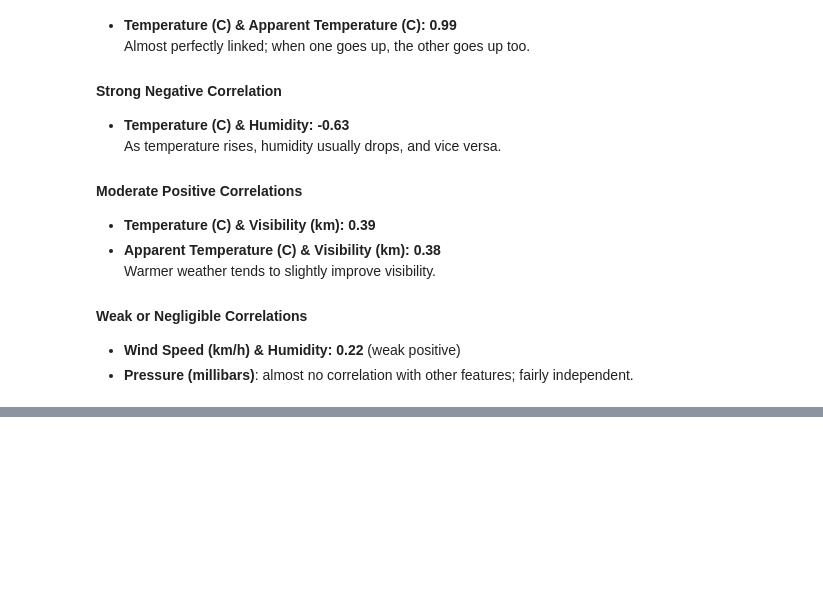
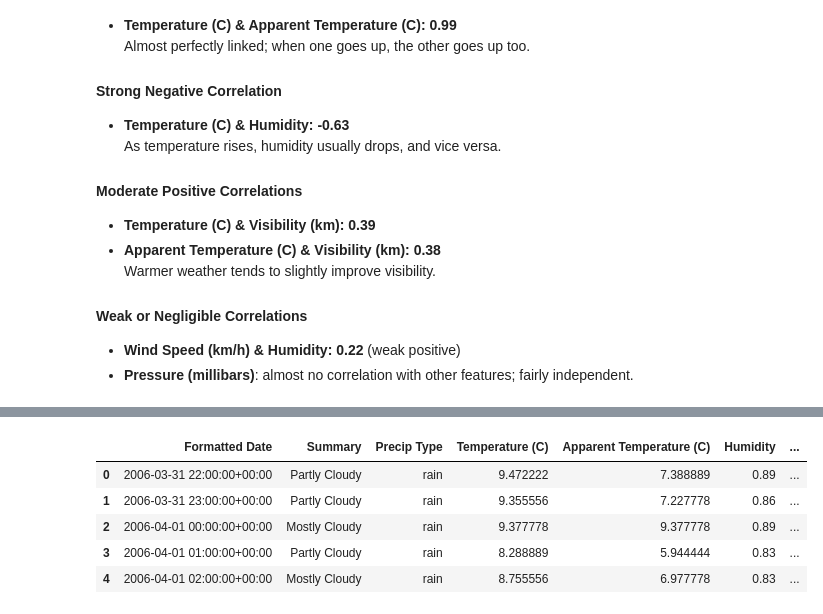
Before and after one commit to MariamGhanim/temperature-prediction-ml-project, a Jupyter notebook: Notebook.ipynb, the cells around one changed output, grey strips where cells are left out. Saved outputs shown, nothing was run; the diff lists cells and outputs as text; code cells hidden in the pictures; blank space fills up the shorter version.

Commit message:
Feature Engineering and Encoding

```diff
--- a/Notebook.ipynb
+++ b/Notebook.ipynb
@@ -530,0 +662,25 @@ plt.show()
+# %%
+from sklearn.preprocessing import OrdinalEncoder, LabelEncoder
+
+# Define ordinal and nominal columns
+ordinal_cols = [
+    'Season', 'Temp_Range_Indicator', 'Wind_Speed_Category', 'Time_of_Day',
+    'Humidity_Category', 'Pressure_Category', 'Visibility_Category',
+    'Comfort_Index'
+]
+
+nominal_cols = ['Precip Type', 'Summary']
+
+# Create a copy for encoding
+df_encoded = df_features.copy()
+
+print("Columns to encode:")
+print(f"Ordinal columns: {ordinal_cols}")
+print(f"Nominal columns: {nominal_cols}")
+
+# Check if all columns exist in the dataframe
+missing_cols = [col for col in ordinal_cols + nominal_cols if col not in df_encoded.columns]
+if missing_cols:
+    print(f"Warning: Missing columns: {missing_cols}")
+else:
+    print("All columns found in df")
@@ -530,0 +744,16 @@ plt.show()
+# %%
+# Apply One-Hot Encoding for nominal variables
+for col in nominal_cols:
+    if col in df_encoded.columns:
+        print(f"\nOne-Hot Encoding {col}:")
+        print(f"Original values: {df_encoded[col].unique()}")
+
+        # Create dummy variables
+        dummies = pd.get_dummies(df_encoded[col], prefix=col.replace(' ', '_'), drop_first=False)
+
+        # Add dummy variables to dataframe
+        df_encoded = pd.concat([df_encoded, dummies], axis=1)
+
+        print(f"Created columns: {list(dummies.columns)}")
+
+print("One-Hot encoding completed")
@@ -530,0 +772,9 @@ plt.show()
+# %%
+df_encoded.head()
+# %% [output]
+|  | Formatted Date | Summary | Precip Type | Temperature (C) | Apparent Temperature (C) | Humidity | ... |
+| 0 | 2006-03-31 22:00:00+00:00 | Partly Cloudy | rain | 9.472222 | 7.388889 | 0.89 | ... |
+| 1 | 2006-03-31 23:00:00+00:00 | Partly Cloudy | rain | 9.355556 | 7.227778 | 0.86 | ... |
+| 2 | 2006-04-01 00:00:00+00:00 | Mostly Cloudy | rain | 9.377778 | 9.377778 | 0.89 | ... |
+| 3 | 2006-04-01 01:00:00+00:00 | Partly Cloudy | rain | 8.288889 | 5.944444 | 0.83 | ... |
+| 4 | 2006-04-01 02:00:00+00:00 | Mostly Cloudy | rain | 8.755556 | 6.977778 | 0.83 | ... |
```
Also changed, not shown: parts of 16 cells of this notebook.
